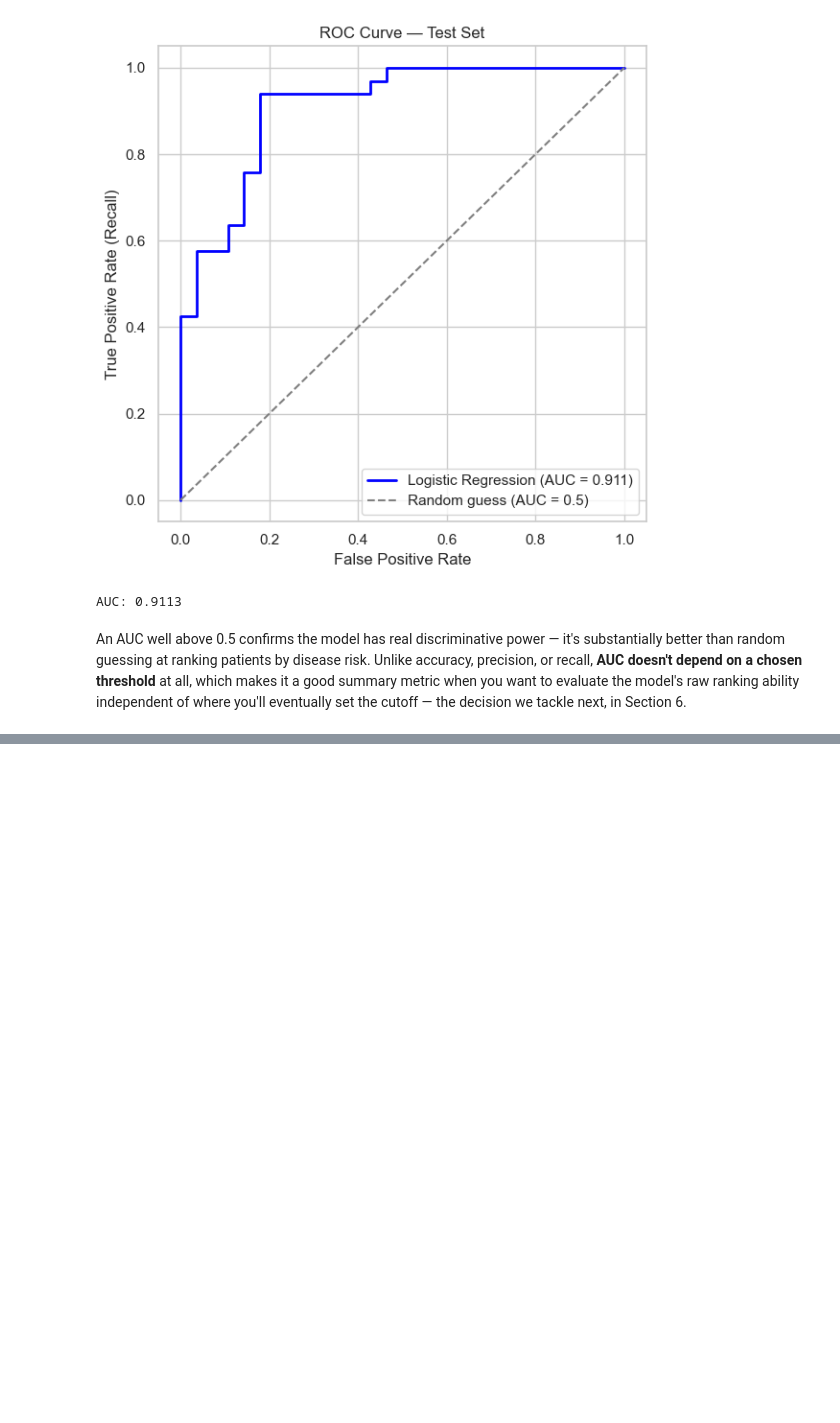
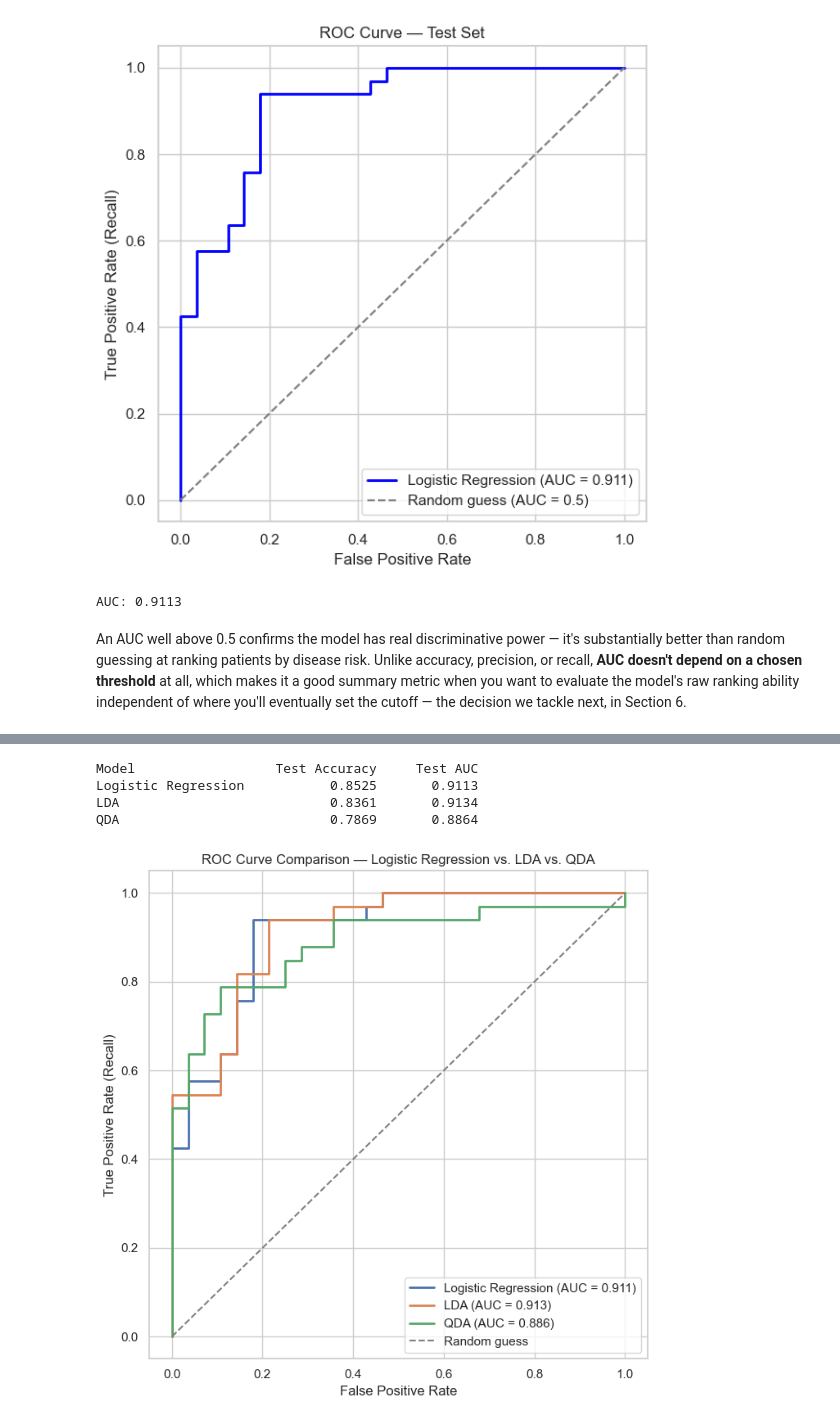
Before and after one commit to danielfdez-ds/ML-Notes-and-Projects, a Jupyter notebook: 02_Classification/02Classification.ipynb, the cells around one changed output, grey strips where cells are left out. Cells and saved outputs as stored; diff of their text form; code cells hidden in the pictures; blank space fills up the shorter version.

```diff
--- a/02_Classification/02Classification.ipynb
+++ b/02_Classification/02Classification.ipynb
@@ -572,0 +732,43 @@ An AUC well above 0.5 confirms the model has real discriminative power — it's
+# %%
+from sklearn.discriminant_analysis import LinearDiscriminantAnalysis, QuadraticDiscriminantAnalysis
+
+lda = LinearDiscriminantAnalysis()
+lda.fit(X_multi_tr_scaled, y_multi_tr)
+
+# reg_param shrinks each class's covariance estimate toward a shared, more stable one
+# (needed here — see the note above on why QDA struggles with this feature set)
+qda = QuadraticDiscriminantAnalysis(reg_param=0.1)
+qda.fit(X_multi_tr_scaled, y_multi_tr)
+
+y_proba_lda = lda.predict_proba(X_multi_te_scaled)[:, 1]
+y_proba_qda = qda.predict_proba(X_multi_te_scaled)[:, 1]
+
+auc_lda = roc_auc_score(y_multi_te, y_proba_lda)
+auc_qda = roc_auc_score(y_multi_te, y_proba_qda)
+
+print(f"{'Model':20s} {'Test Accuracy':>15s} {'Test AUC':>12s}")
+print(f"{'Logistic Regression':20s} {test_accuracy:15.4f} {auc:12.4f}")
+print(f"{'LDA':20s} {lda.score(X_multi_te_scaled, y_multi_te):15.4f} {auc_lda:12.4f}")
+print(f"{'QDA':20s} {qda.score(X_multi_te_scaled, y_multi_te):15.4f} {auc_qda:12.4f}")
+# %% [output]
+Model                  Test Accuracy     Test AUC
+Logistic Regression           0.8525       0.9113
+LDA                           0.8361       0.9134
+QDA                           0.7869       0.8864
+# %%
+fpr_lda, tpr_lda, _ = roc_curve(y_multi_te, y_proba_lda)
+fpr_qda, tpr_qda, _ = roc_curve(y_multi_te, y_proba_qda)
+
+plt.figure(figsize=(7, 7))
+plt.plot(fpr, tpr, linewidth=2, label=f"Logistic Regression (AUC = {auc:.3f})")
+plt.plot(fpr_lda, tpr_lda, linewidth=2, label=f"LDA (AUC = {auc_lda:.3f})")
+plt.plot(fpr_qda, tpr_qda, linewidth=2, label=f"QDA (AUC = {auc_qda:.3f})")
+plt.plot([0, 1], [0, 1], color="gray", linestyle="--", label="Random guess")
+plt.xlabel("False Positive Rate")
+plt.ylabel("True Positive Rate (Recall)")
+plt.title("ROC Curve Comparison — Logistic Regression vs. LDA vs. QDA")
+plt.legend()
+plt.tight_layout()
+plt.show()
+# %% [output]
+[figure, added]
```
Also changed, not shown: parts of 17 cells of this notebook.
